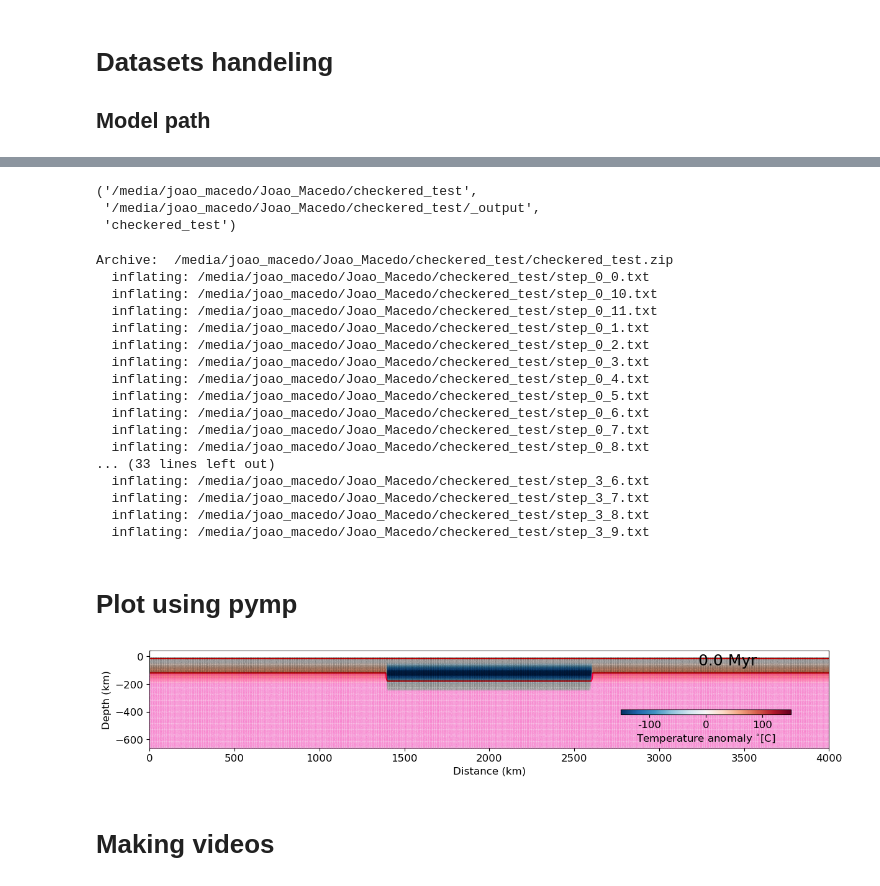
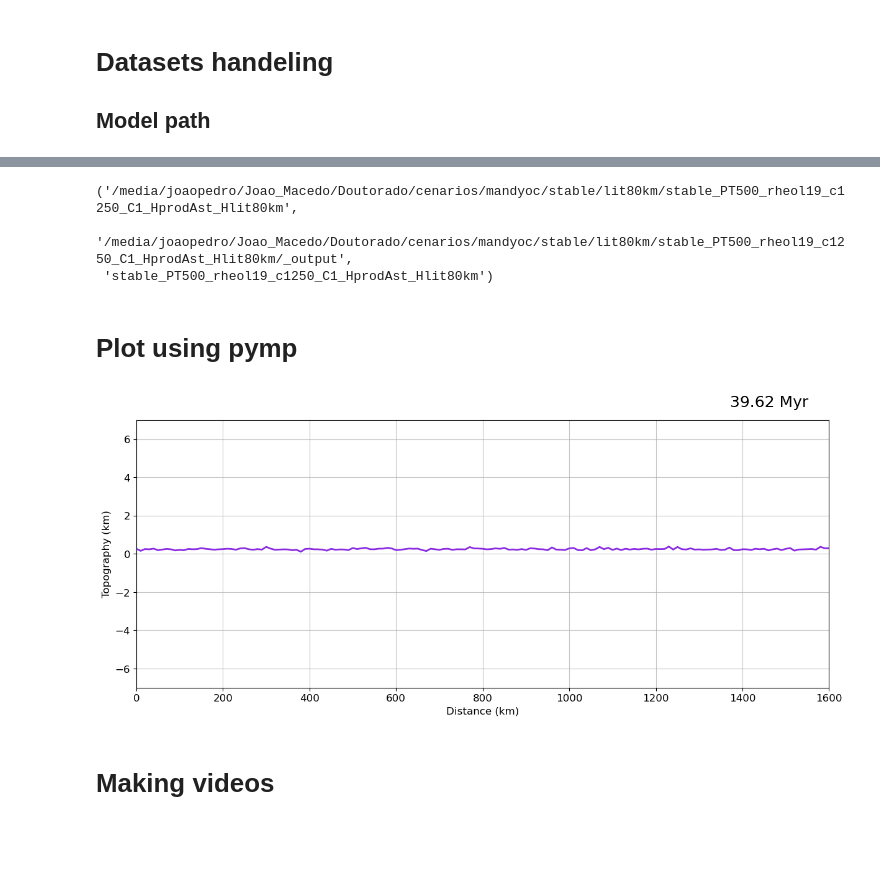
Before and after one commit to jamisonassuncao/mandyoc-scripts, a Jupyter notebook: frames_generator.ipynb, the cells around one changed output, grey strips where cells are left out. Drawn from its saved outputs; the diff is of its cells as text; code cells hidden in the pictures; blank space fills up the shorter version.

Commit message:
plot

```diff
--- a/frames_generator.ipynb
+++ b/frames_generator.ipynb
@@ -146,11 +148,15 @@ machine_path = '/'+path[1]+'/'+path[2] # Select home according to OS.
 # scenario = '/Doutorado/cenarios/mandyoc/keel/Lx4000km/cold_keel/thermal_bc_fixed/weak_keel/keel_stable_DT200_PT1292oC_HprodAst_Lx4000km_ck_tbcf_wk_Cmlit03'
 # scenario = '/Doutorado/cenarios/mandyoc/keel/Lx4000km/cold_keel/thermal_bc_fixed/weak_keel/keel_stable_DT200_PT1292oC_HprodAst_Lx4000km_ck_tbcf_wk_Cmlit05'
 
+# scenario = '/Doutorado/cenarios/mandyoc/keel/Lx4000km/cold_keel/thermal_bc_fixed/long_craton/mobile_belt/mb_dryol/keel_stable_DT200_HprodAst_Lx4000km_ck_lc_shallow_mbdo_Cmb001'
+# scenario = '/Doutorado/cenarios/mandyoc/keel/Lx4000km/cold_keel/thermal_bc_fixed/long_craton/mobile_belt/mb_wetol/keel_stable_DT200_HprodAst_Lx4000km_ck_lc_shallow_mbwo_Cmb1'
+scenario = '/Doutorado/cenarios/mandyoc/keel/Lx4000km/cold_keel/thermal_bc_fixed/long_craton/mobile_belt/mb_wetol/keel_stable_DT200_HprodAst_Lx4000km_ck_lc_shallow_mbwo_Cmb5'
+
 #PARTIAL
 # scenario = '/Doutorado/cenarios/mandyoc/keel/Lx4000km/cold_keel/thermal_bc_fixed/mobile_belt/mb_wetol/keel_stable_DT200_HprodAst_Lx4000km_ck_mbwo/mbwo_partial'
 # scenario = '/Doutorado/cenarios/mandyoc/keel/Lx4000km/cold_keel/thermal_bc_fixed/mobile_belt/mb_dryol/keel_stable_DT200_HprodAst_Lx4000km_ck_mbdo/mbdo_partial'
 
-scenario = '/checkered_test'
+# scenario = '/checkered_test'
 # local = True
 local = False
 if(local==True):
@@ -210,26 +216,27 @@ properties = [#Properties from mandyoc. Comment/uncomment to select which ones y
             #  'strain_rate',
             #  'temperature',
              'temperature_anomaly',
-            #  'surface',
+             'surface',
 #              'viscosity'
              ]
 
 # Read ascii outputs and save them as xarray.Datasets
 
 new_datasets = change_dataset(properties, datasets)
+to_remove = []
 
 remove_density=False
 if ('density' not in properties): #used to plot air/curst interface
         properties.append('density')
         new_datasets = change_dataset(properties, datasets)
-        properties.remove('density')
+        to_remove.append('density')
         # remove_density=True
 
 if (plot_isotherms): #add datasets needed to plot isotherms
     if ('temperature' not in properties):
         properties.append('temperature')
         new_datasets = change_dataset(properties, datasets)
-        properties.remove('temperature')
+        to_remove.append('temperature')
 
 if (plot_melt): #add datasets needed to plot melt fraction
     if ('pressure' not in properties):
@@ -239,15 +246,11 @@ if (plot_melt): #add datasets needed to plot melt fraction
     new_datasets = change_dataset(properties, datasets)
 
     #removing the auxiliary datasets to not plot
-    properties.remove('pressure')
-    properties.remove('temperature')
+    to_remove.append('pressure')
+    to_remove.append('temperature')
 
 if(clean_plot): #a clean plot
     new_datasets = change_dataset(properties, datasets)
-
-# if(remove_density==True):
-#     properties.remove('density')
-
 
 for dataset in datasets:
     if not os.path.isfile(f"{model_path}/_output_{dataset}.nc"):
@@ -257,6 +260,8 @@ for dataset in datasets:
             datasets=dataset,
             parameters_file="param.txt"
         )
+for item in to_remove:
+    properties.remove(item)
 
 if (save_big_dataset):
     dataset = read_datasets(model_path, new_datasets, save_big_dataset = True)
@@ -289,33 +294,15 @@ Data variables:
 # %%
 model_path, output_path, model_name
 # %% [output]
-('/media/joao_macedo/Joao_Macedo/checkered_test',
- '/media/joao_macedo/Joao_Macedo/checkered_test/_output',
- 'checkered_test')
+('/media/joaopedro/Joao_Macedo/Doutorado/cenarios/mandyoc/stable/lit80km/stable_PT500_rheol19_c1250_C1_HprodAst_Hlit80km',
+ '/media/joaopedro/Joao_Macedo/Doutorado/cenarios/mandyoc/stable/lit80km/stable_PT500_rheol19_c1250_C1_HprodAst_Hlit80km/_output',
+ 'stable_PT500_rheol19_c1250_C1_HprodAst_Hlit80km')
 # %%
-# unzip_steps = False
-unzip_steps = True
+unzip_steps = False
+# unzip_steps = True
 
 if(unzip_steps):
     !unzip -o {model_path}/{model_name}.zip step*.txt -d {model_path}
-# %% [output]
-Archive:  /media/joao_macedo/Joao_Macedo/checkered_test/checkered_test.zip
-  inflating: /media/joao_macedo/Joao_Macedo/checkered_test/step_0_0.txt
-  inflating: /media/joao_macedo/Joao_Macedo/checkered_test/step_0_10.txt
-  inflating: /media/joao_macedo/Joao_Macedo/checkered_test/step_0_11.txt
-  inflating: /media/joao_macedo/Joao_Macedo/checkered_test/step_0_1.txt
-  inflating: /media/joao_macedo/Joao_Macedo/checkered_test/step_0_2.txt
-  inflating: /media/joao_macedo/Joao_Macedo/checkered_test/step_0_3.txt
-  inflating: /media/joao_macedo/Joao_Macedo/checkered_test/step_0_4.txt
-  inflating: /media/joao_macedo/Joao_Macedo/checkered_test/step_0_5.txt
-  inflating: /media/joao_macedo/Joao_Macedo/checkered_test/step_0_6.txt
-  inflating: /media/joao_macedo/Joao_Macedo/checkered_test/step_0_7.txt
-  inflating: /media/joao_macedo/Joao_Macedo/checkered_test/step_0_8.txt
-... (33 lines left out)
-  inflating: /media/joao_macedo/Joao_Macedo/checkered_test/step_3_6.txt
-  inflating: /media/joao_macedo/Joao_Macedo/checkered_test/step_3_7.txt
-  inflating: /media/joao_macedo/Joao_Macedo/checkered_test/step_3_8.txt
-  inflating: /media/joao_macedo/Joao_Macedo/checkered_test/step_3_9.txt
 # %% [markdown]
 # Plot using pymp
 # %%
@@ -323,56 +310,56 @@ t0 = dataset.time[0]
 t1 = dataset.time[1]
 dt = int(t1 - t0)
 
-# start = int(t0)
-# end = int(dataset.time.size - 1)
-# step = 1#5
+start = int(t0)
+end = int(dataset.time.size - 1)
+step = 1#5
 
-start = 0
-end = 2
-step = 1
+# start = 0
+# end = 2
+# step = 1
 
 # step_initial = dataset.step[0]
 # step_1 = dataset.step[1]
 # step_final = dataset.step[-1]
 # dstep = int(step_1 - step_initial)
 
-plot_particles = True
-# plot_particles = False
+# plot_particles = True
+plot_particles = False
 
 with pymp.Parallel() as p:
     for i in p.range(start, end+step, step):
         # data = dataset.isel(time=i)
         per = np.round(100*(i+1-start)/(end-start), 2)
         text = f"Time: {np.round(float(dataset.isel(time=i).time), 2)} Myr; Step: {int(dataset.isel(time=i).step)}/{int(dataset.step.max())}, ({per:.2f}%)."
 
         # print(text, end='\r')
 
         for prop in properties:
     #         print(f"Handeling {prop}.", end='\n')
             if(prop != 'surface'): # you can customize
                 xlims = [0, float(dataset.isel(time=i).lx) / 1.0e3]
                 ylims = [-float(dataset.isel(time=i).lz) / 1.0e3 + 40, 40]
             else:
                 xmin = 0 #+ 200
                 xmax = float(dataset.isel(time=i).lx) / 1.0E3 #- 200
                 xlims = [xmin, xmax]
                 ylims = [-7, 7]
 
             single_plot(dataset.isel(time=i), prop, xlims, ylims, model_path, output_path,
                         plot_isotherms = plot_isotherms,
                         plot_particles = plot_particles,
                         particle_size = 0.02,
                         # marker = ".",
-                        ncores = 12,
+                        ncores = 20,
                         # step_plot = 3,
                         isotherms = [500, 1300],
                         plot_melt = plot_melt,
                         melt_method = melt_method)
 
             # single_plot(dataset.isel(time=i), prop, xlims, ylims, model_path, output_path, plot_isotherms=False, isotherms = [500, 1300])
     #     print((n+1)*'\033[F', end='')
 # %% [output]
-[figure, old version]
+[figure, new version]
 # %%
 # model_name
 # dataset.time
```
Also changed, not shown: parts of 5 cells of this notebook, 1 other file.
